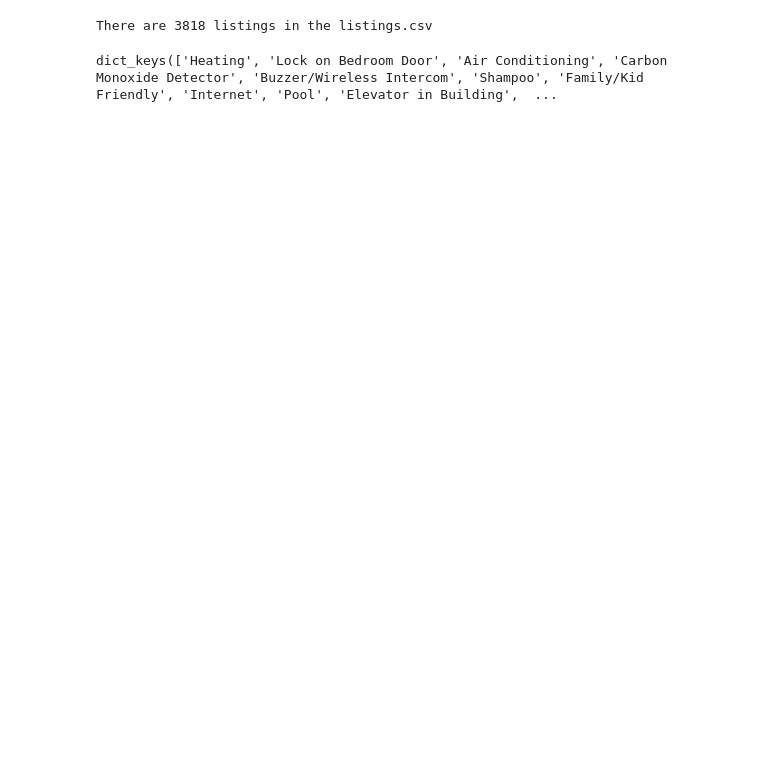
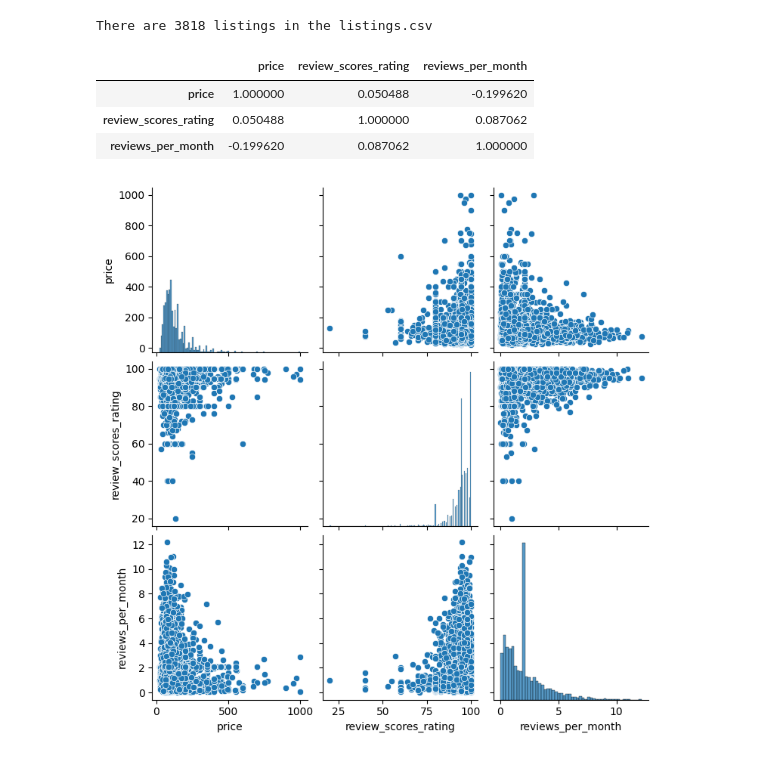
Before and after one commit to muellerch2293/airbnb, a Jupyter notebook: Untitled.ipynb, the cells around one changed output. Drawn from its saved outputs; the diff is of its cells as text; code cells hidden in the pictures; blank space fills up the shorter version.

```diff
--- a/Untitled.ipynb
+++ b/Untitled.ipynb
@@ -43,66 +58,74 @@ def transform_boolean(x):
 fill_mean = lambda col: col.fillna(col.mean())
 # %%
-# correlation between features
+
 #prepare the data
-
 df_listings['price']=df_listings['price'].map(lambda x: remove_dollar_sign(x))
 df_listings['weekly_price']=df_listings['weekly_price'].map(lambda x: remove_dollar_sign(x))
 df_listings['monthly_price']=df_listings['monthly_price'].map(lambda x: remove_dollar_sign(x))
 df_listings['security_deposit']=df_listings['security_deposit'].map(lambda x: remove_dollar_sign(x))
 
 df_listings['host_response_rate']=df_listings['host_response_rate'].map(lambda x: transform_percent(x))
 df_listings['host_acceptance_rate']=df_listings['host_acceptance_rate'].map(lambda x: transform_percent(x))
-df_listings['host_is_superhost'] = df_listings['host_is_superhost'].map(lambda x: transform_boolean(x))
+
+
+df_listings_booleans = df_listings[['host_is_superhost','instant_bookable','host_has_profile_pic']]
+df_listings_booleans = df_listings_booleans.applymap(lambda x: transform_boolean(x))
+
 
 df_listings_numeric_only = df_listings.select_dtypes(include=[np.number])
 df_listings_numeric_only= df_listings_numeric_only.drop(['license','latitude','longitude','id','scrape_id','host_id'],axis=1)
-df_listings_numeric_only.to_csv(Path('out.csv'))
+df_listings_numeric_only = pd.concat([df_listings_numeric_only,df_listings_booleans], axis=1, join='inner')
 df_listings_numeric_only = df_listings_numeric_only.apply(fill_mean,axis=0)
-df_listings_numeric_only.to_csv(Path('out2.csv'))
 
-corr = df_listings_numeric_only.corr()
-#A=corr.unstack().sort_values(ascending=False)
-df_listings_numeric_only.head()
-#print('The correlation of the  against all:\n', A.price[1:-1])
-
-#How does the number of ammenities influence the price
+#add different amenities to the dataframe
 res = df_listings.amenities.apply(lambda s: s.replace('{','').replace('}','').replace('"',''))
 amenities_set = set()
 for elem in res:
     amenities_set.update(elem.split(','))
 amenities_set=[x for x in amenities_set if x]
-
+amenities_set.append('amenities_count')
 dictionary = {key:list() for key in amenities_set}
-print(dictionary.keys())
 for all_amenities in res:
     has_amenity = []
     for elem in all_amenities.split(','):
-        if (elem and not dictionary.get(elem)):
-            dictionary.update({elem:[True]})
-        else:
-            if elem:
-                dictionary.get(elem).append(True)
+        if(elem):
+            dictionary.setdefault(elem,[]).append(True)
         has_amenity.append(elem)
-    #print(has_amenity)
+
+    dictionary.setdefault('amenities_count',[]).append(len(has_amenity))
     for key in dictionary.keys():
-        if key not in has_amenity:
+        if key not in has_amenity and key!='amenities_count':
             dictionary.get(key).append(False)
 
+#resolve free text columns, length of entries might be interesting
+text_length_columns = ['summary','space','description','name','notes','transit','neighborhood_overview']
+for column in text_length_columns:
+    for text_column_value in df_listings[column]:
+        if text_column_value and not pd.isna(text_column_value):
+            dictionary.setdefault("length_%s" % column,[]).append(len(text_column_value))
+        else:
+            dictionary.setdefault("length_%s" % column,[]).append(0)
+
+
+
+
 df_amenities = pd.DataFrame(dictionary)
-#result = df_listings_numeric_only
-#df_listings_numeric_only.info()
+#create dataframe by concatenating the original dataframe
 df_listings_numeric_with_amentities = pd.concat([df_amenities, df_listings_numeric_only], axis=1, join='inner')
-#result.to_csv(Path('out3.csv'))
-#A=result.corr().unstack().sort_values(ascending=False)
-#print('The correlation of the  against all:\n', A.price[0:].to_string())
-#result.head()
-#for key,value in dictionary.items():
-#    print("%d %s" % (len(value),key))
-    #print(value)
-#c = a.join(b)
-#print(b)
-#df_listings.info()
-#c.head()
+
+categorical_columns = ['neighbourhood_group_cleansed','property_type']
+df_categorical_values = pd.get_dummies(df_listings[categorical_columns],prefix_sep='_',drop_first=True, dummy_na=False)
+df_listings_numeric_with_amentities=  pd.concat([df_listings_numeric_with_amentities, df_categorical_values], axis=1, join='inner')
+df_listings_numeric_with_amentities['success_score'] = df_listings_numeric_with_amentities['price']/100 * df_listings_numeric_with_amentities['review_scores_rating'] * df_listings_numeric_with_amentities['reviews_per_month']
+
+
+
+sns.pairplot(df_listings_numeric_with_amentities[['price','review_scores_rating','reviews_per_month']])
+df_listings_numeric_with_amentities[['price','review_scores_rating','reviews_per_month']].corr()
 # %% [output]
-dict_keys(['Heating', 'Lock on Bedroom Door', 'Air Conditioning', 'Carbon Monoxide Detector', 'Buzzer/Wireless Intercom', 'Shampoo', 'Family/Kid Friendly', 'Internet', 'Pool', 'Elevator in Building',  ...
+|  | price | review_scores_rating | reviews_per_month |
+| price | 1.000000 | 0.050488 | -0.199620 |
+| review_scores_rating | 0.050488 | 1.000000 | 0.087062 |
+| reviews_per_month | -0.199620 | 0.087062 | 1.000000 |
+[figure, added]
 # %%
```
Also changed, not shown: parts of 7 cells of this notebook, 3 other files.
